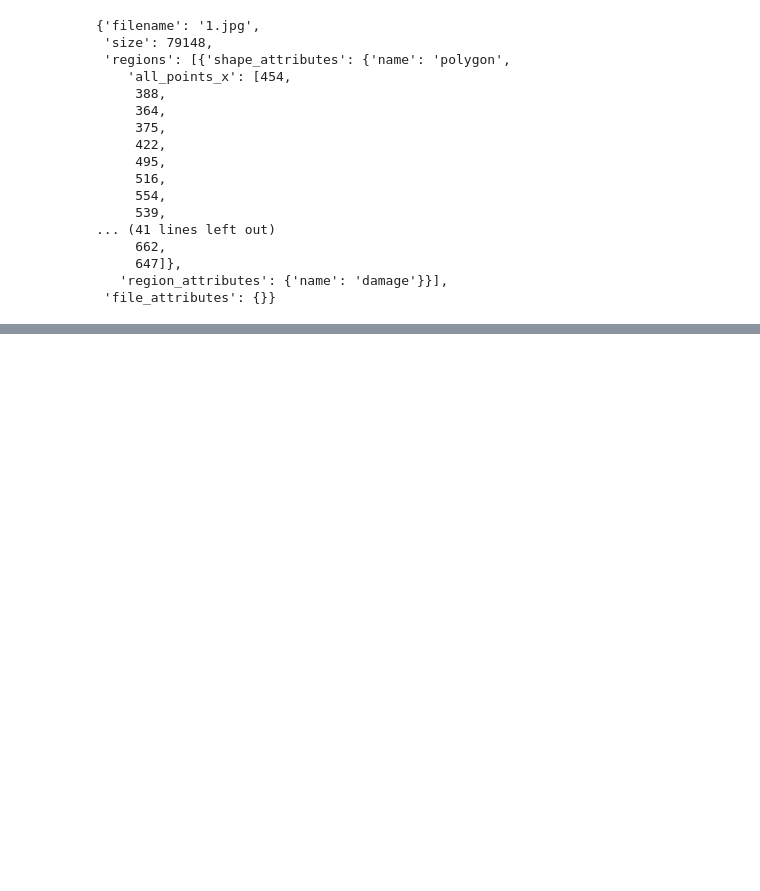
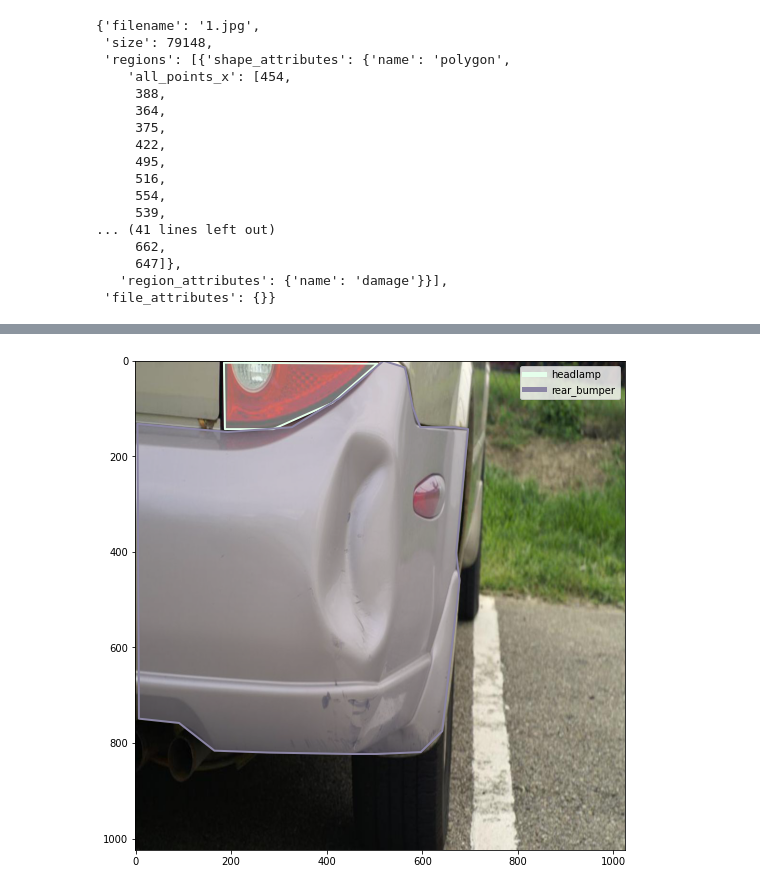
Before and after one commit to Lplenka/Car-Damage-Detection, a Jupyter notebook: dataset_analysis.ipynb, the cells around one changed output, grey strips where cells are left out. Cells and saved outputs as stored; diff of their text form; code cells hidden in the pictures; blank space fills up the shorter version.

```diff
--- a/dataset_analysis.ipynb
+++ b/dataset_analysis.ipynb
@@ -190,4 +180,6 @@ plt.show()
 # %%
-plot_segments("1.jpg",val_multiclass_data['1.jpg79148'])
+plot_segments("1.jpg",'dataset/val',val_multiclass_data['1.jpg79148'])
 plt.show()
+# %% [output]
+[figure, added]
 # %%
```
Also changed, not shown: parts of 12 cells of this notebook.
